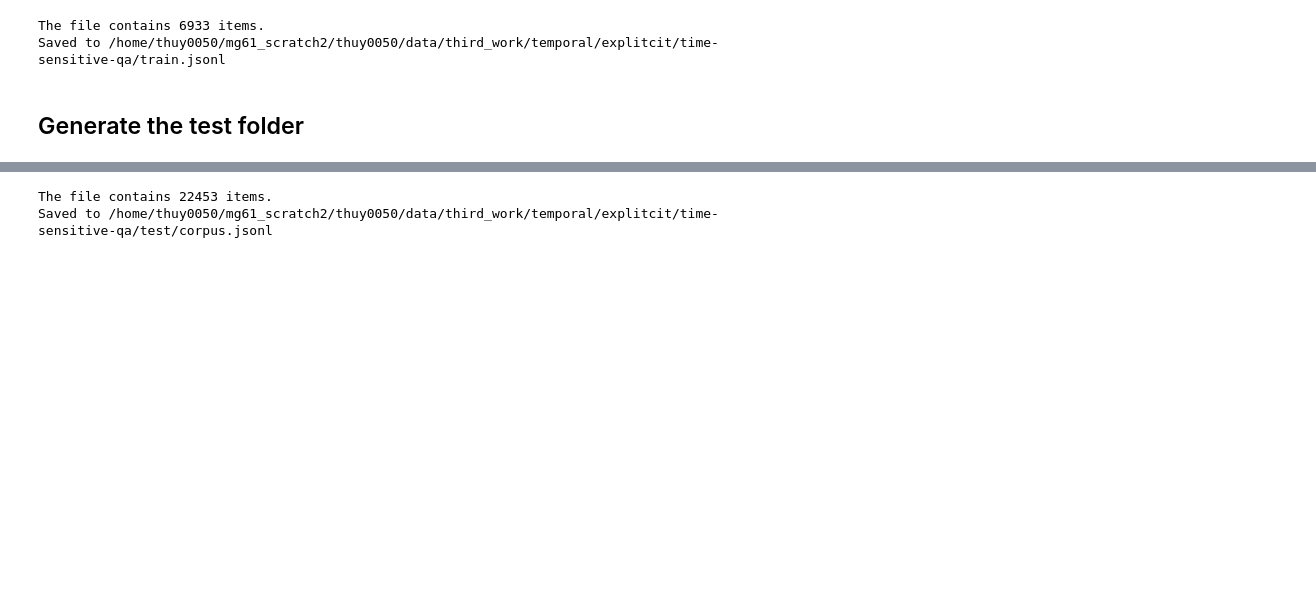
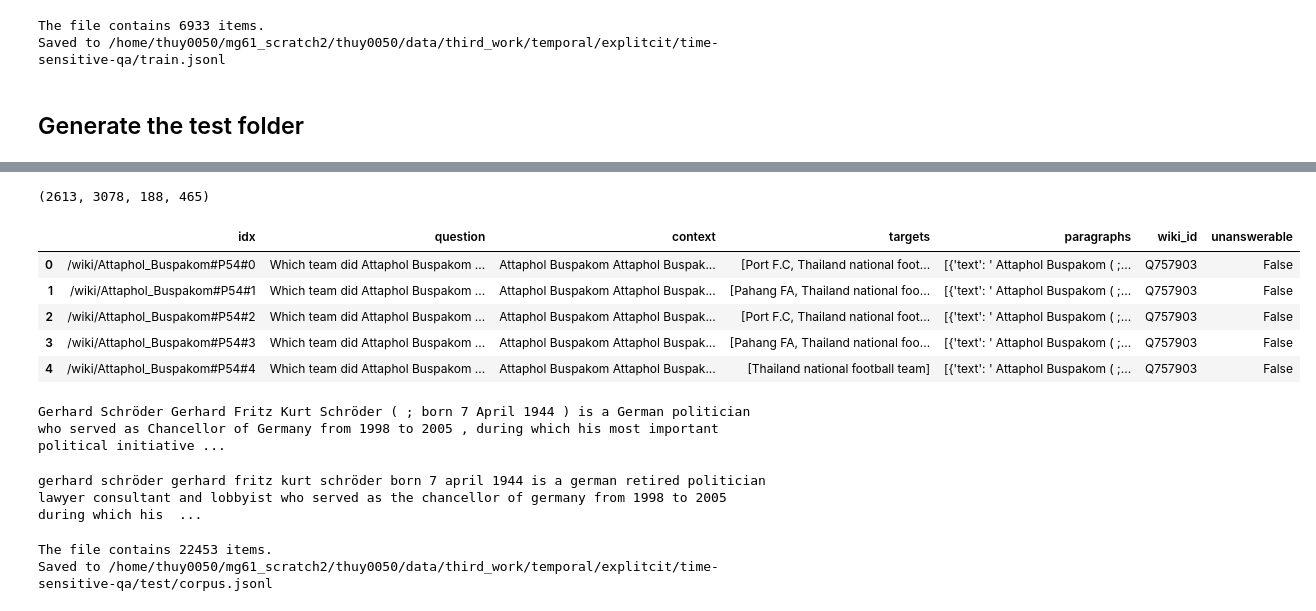
Before and after one commit to LouisDo2108/tevatron, a Jupyter notebook: louis/extract_temporal/preprocess_temporal_nobel_prize/preprocess_temporal.ipynb, the cells around one changed output, grey strips where cells are left out. Saved outputs shown, nothing was run; the diff lists cells and outputs as text; code cells hidden in the pictures; blank space fills up the shorter version.

```diff
--- a/louis/extract_temporal/preprocess_temporal_nobel_prize/preprocess_temporal.ipynb
+++ b/louis/extract_temporal/preprocess_temporal_nobel_prize/preprocess_temporal.ipynb
@@ -2174,0 +2248,4 @@ len(test_jsonl), len(df_qrel)
+# %%
+len(test_jsonl), len(df_test), count, count_unanswerable
+# %% [output]
+(2613, 3078, 188, 465)
@@ -2175,3 +2254,20 @@ len(test_jsonl), len(df_qrel)
+# %%
+df_test.head()
+# %% [output]
+|  | idx | question | context | targets | paragraphs | wiki_id | unanswerable |
+| 0 | /wiki/Attaphol_Buspakom#P54#0 | Which team did Attaphol Buspakom ... | Attaphol Buspakom Attaphol Buspak... | [Port F.C, Thailand national foot... | [{'text': ' Attaphol Buspakom ( ;... | Q757903 | False |
+| 1 | /wiki/Attaphol_Buspakom#P54#1 | Which team did Attaphol Buspakom ... | Attaphol Buspakom Attaphol Buspak... | [Pahang FA, Thailand national foo... | [{'text': ' Attaphol Buspakom ( ;... | Q757903 | False |
+| 2 | /wiki/Attaphol_Buspakom#P54#2 | Which team did Attaphol Buspakom ... | Attaphol Buspakom Attaphol Buspak... | [Port F.C, Thailand national foot... | [{'text': ' Attaphol Buspakom ( ;... | Q757903 | False |
+| 3 | /wiki/Attaphol_Buspakom#P54#3 | Which team did Attaphol Buspakom ... | Attaphol Buspakom Attaphol Buspak... | [Pahang FA, Thailand national foo... | [{'text': ' Attaphol Buspakom ( ;... | Q757903 | False |
+| 4 | /wiki/Attaphol_Buspakom#P54#4 | Which team did Attaphol Buspakom ... | Attaphol Buspakom Attaphol Buspak... | [Thailand national football team] | [{'text': ' Attaphol Buspakom ( ;... | Q757903 | False |
+# %%
+print(" ".join(df_test[df_test["wiki_id"] == "Q2530"]["context"]))
+# %% [output]
+Gerhard Schröder Gerhard Fritz Kurt Schröder ( ; born 7 April 1944 ) is a German politician who served as Chancellor of Germany from 1998 to 2005 , during which his most important political initiative ...
+# %%
+print(" ".join(corpus_parquet[corpus_parquet["id"] == "Q2530"]["text"]))
+# %% [output]
+gerhard schröder gerhard fritz kurt schröder born 7 april 1944 is a german retired politician lawyer consultant and lobbyist who served as the chancellor of germany from 1998 to 2005 during which his  ...
 # %%
 with open(
     "/home/thuy0050/mg61_scratch2/thuy0050/data/third_work/temporal/explitcit/time-sensitive-qa/test/qrel.txt",
```
Also changed, not shown: parts of 22 cells of this notebook, 50 other files.
